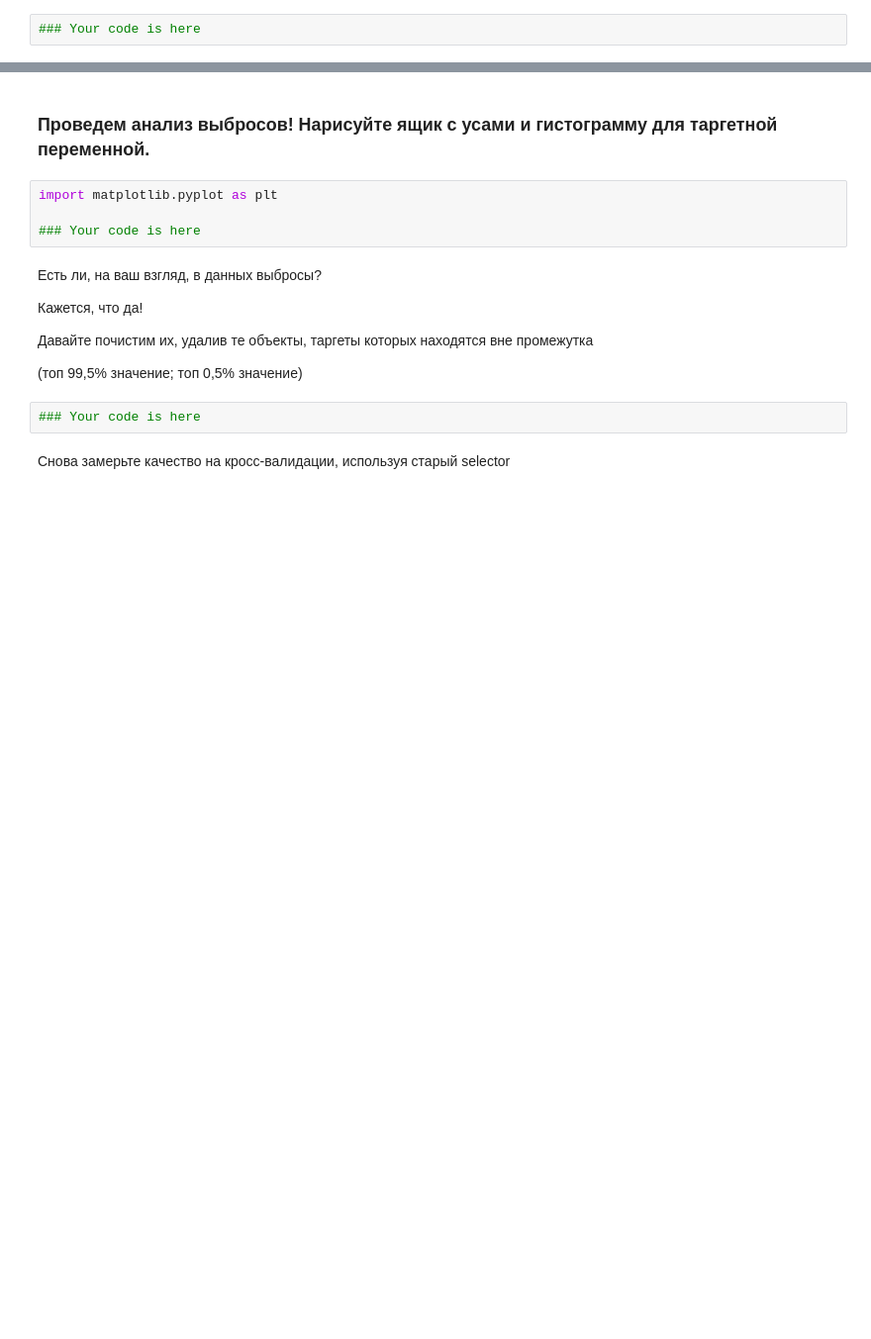
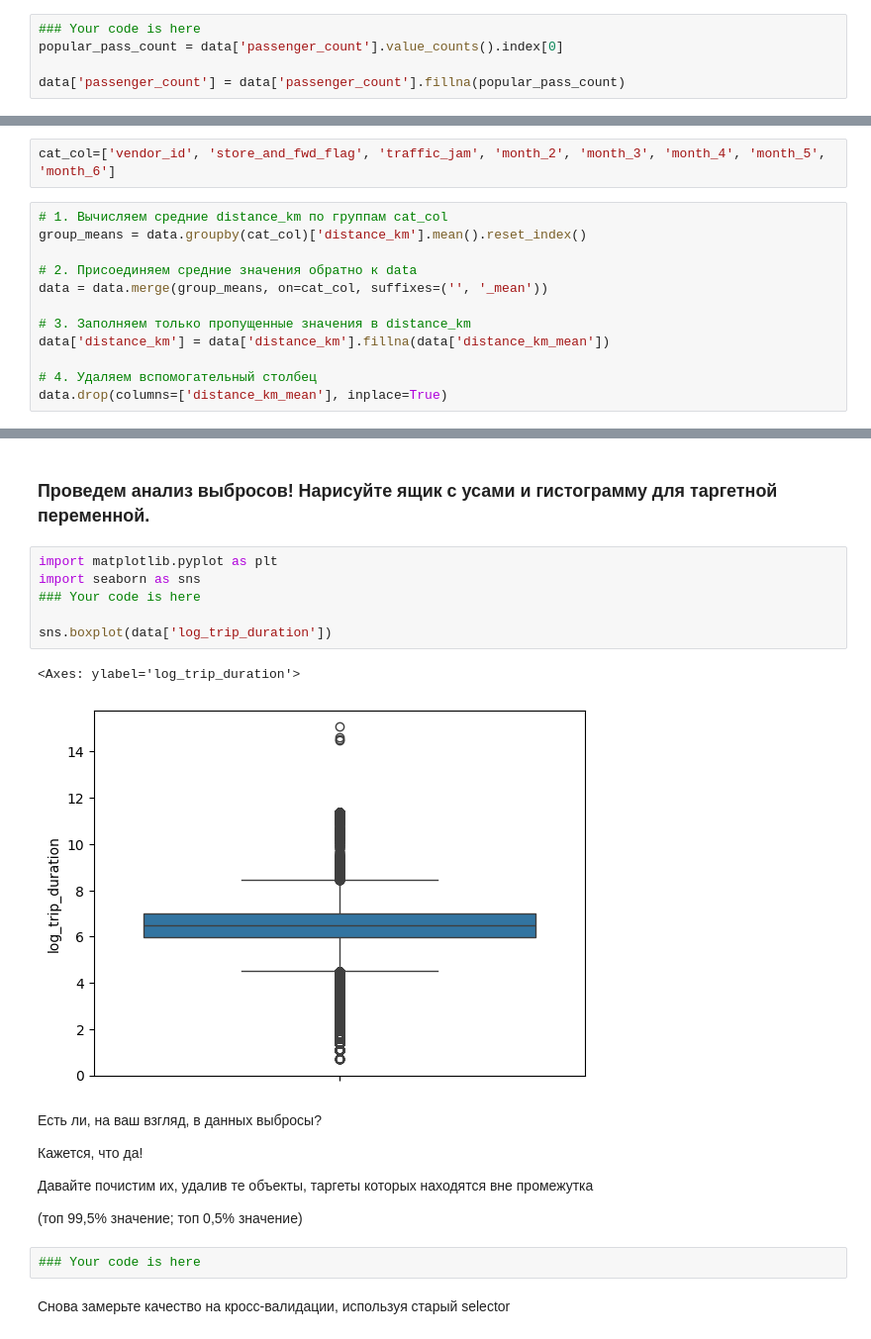
Before and after one commit to aladed/cours, a Jupyter notebook: 2Block/8modul/HW_8.ipynb, the cells around one changed output, grey strips where cells are left out. Shown at 99% size. Cells and saved outputs as stored; diff of their text form; blank space fills up the shorter version.

```diff
--- a/2Block/8modul/HW_8.ipynb
+++ b/2Block/8modul/HW_8.ipynb
@@ -29,3 +58,6 @@ data.head()
 Воспользуйтесь относительно простым приемом из лекции: в указанной колонке заполните пропуски самым *популярным* значением среди неотсутствующих.
 # %%
 ### Your code is here
+popular_pass_count = data['passenger_count'].value_counts().index[0]
+
+data['passenger_count'] = data['passenger_count'].fillna(popular_pass_count)
@@ -50,3 +90,17 @@ data.head()
 **Hint**: достаточно просто взять group by по указанным выше категориальным колонкам и верно вставить полученный результат в исходную табличку.
 
 P.S. Колонки выбраны случайным образом. Можно было взять и другую комбинацию.
+# %%
+cat_col=['vendor_id', 'store_and_fwd_flag', 'traffic_jam', 'month_2', 'month_3', 'month_4', 'month_5', 'month_6']
+# %%
+# 1. Вычисляем средние distance_km по группам cat_col
+group_means = data.groupby(cat_col)['distance_km'].mean().reset_index()
+
+# 2. Присоединяем средние значения обратно к data
+data = data.merge(group_means, on=cat_col, suffixes=('', '_mean'))
+
+# 3. Заполняем только пропущенные значения в distance_km
+data['distance_km'] = data['distance_km'].fillna(data['distance_km_mean'])
+
+# 4. Удаляем вспомогательный столбец
+data.drop(columns=['distance_km_mean'], inplace=True)
@@ -73,8 +200,13 @@ print(f"MSLE на Кросс-валидации: {round(cross_val_error, 3)}")
 ### Проведем анализ выбросов! Нарисуйте ящик с усами и гистограмму для таргетной переменной.
 # %%
 import matplotlib.pyplot as plt
+import seaborn as sns
+### Your code is here
 
-### Your code is here
+sns.boxplot(data['log_trip_duration'])
+# %% [output]
+<Axes: ylabel='log_trip_duration'>
+[figure, added]
 # %% [markdown]
 Есть ли, на ваш взгляд, в данных выбросы?
 
```
Also changed, not shown: parts of 12 cells of this notebook, 5 other files.
